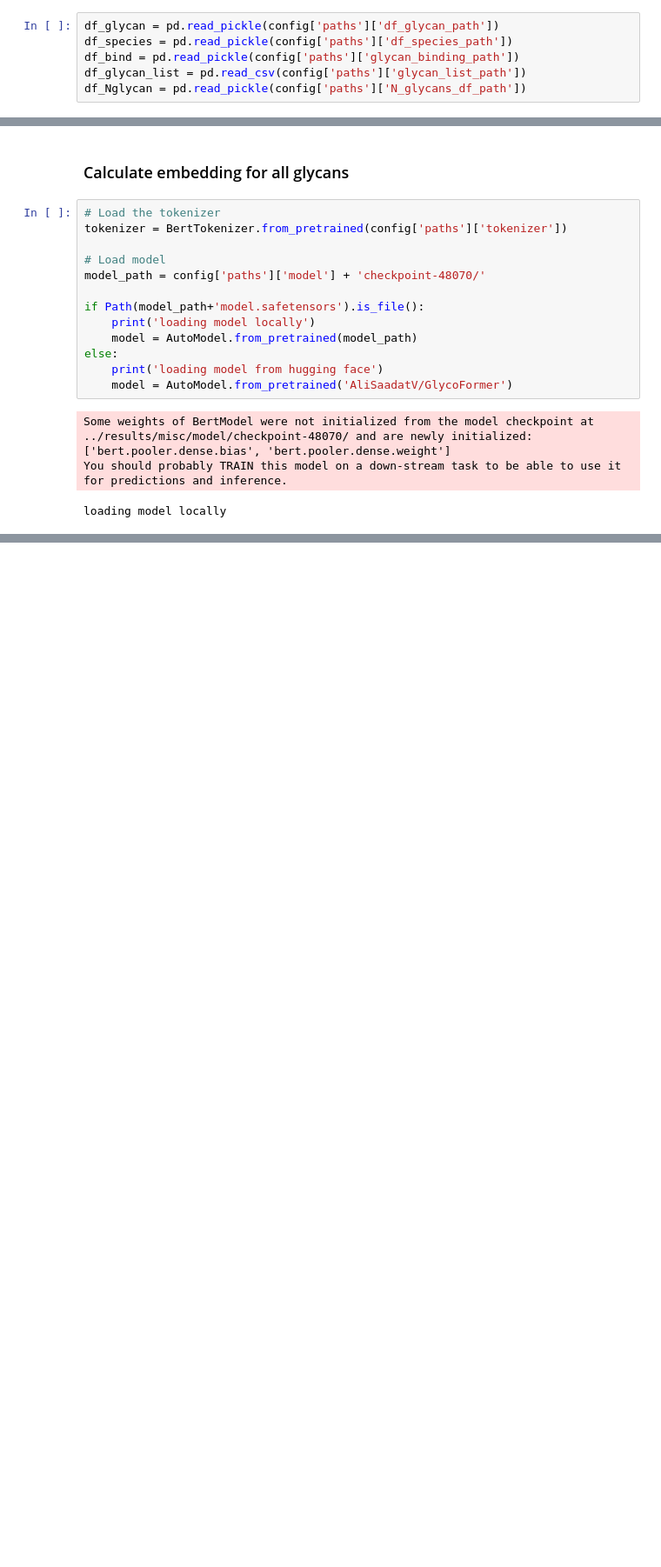
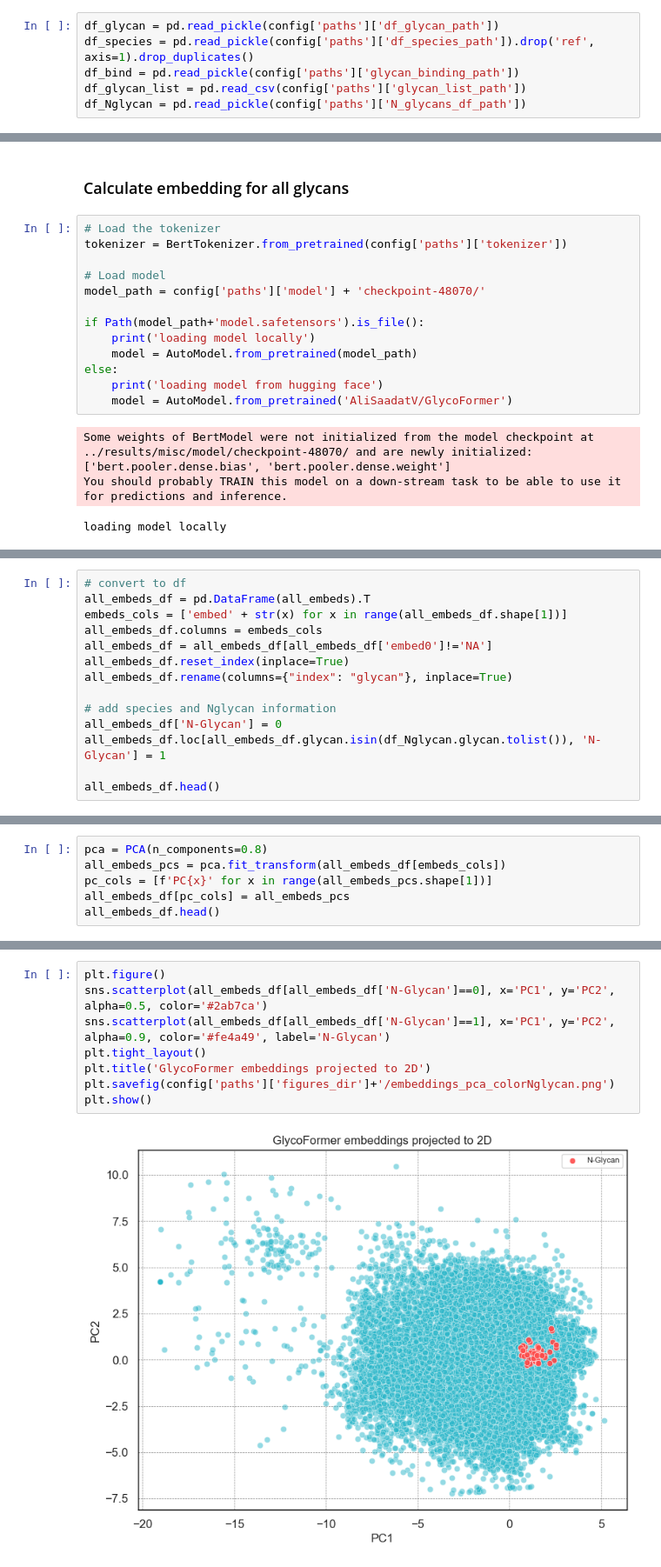
Before and after one commit to AliSaadatV/glycan_analysis, a Jupyter notebook: task2/notebooks/03_embeddings_analysis.ipynb, the cells around one changed output, grey strips where cells are left out. Shown: that part at 87% size. Saved outputs shown, nothing was run; the diff lists cells and outputs as text; blank space fills up the shorter version.

```diff
--- a/task2/notebooks/03_embeddings_analysis.ipynb
+++ b/task2/notebooks/03_embeddings_analysis.ipynb
@@ -47,7 +50,7 @@ plt.rcParams.update(config['plt_params'])
 ### Read files
 # %%
 df_glycan = pd.read_pickle(config['paths']['df_glycan_path'])
-df_species = pd.read_pickle(config['paths']['df_species_path'])
+df_species = pd.read_pickle(config['paths']['df_species_path']).drop('ref', axis=1).drop_duplicates()
 df_bind = pd.read_pickle(config['paths']['glycan_binding_path'])
 df_glycan_list = pd.read_csv(config['paths']['glycan_list_path'])
 df_Nglycan = pd.read_pickle(config['paths']['N_glycans_df_path'])
@@ -101,0 +105,14 @@ else:
+# %%
+# convert to df
+all_embeds_df = pd.DataFrame(all_embeds).T
+embeds_cols = ['embed' + str(x) for x in range(all_embeds_df.shape[1])]
+all_embeds_df.columns = embeds_cols
+all_embeds_df = all_embeds_df[all_embeds_df['embed0']!='NA']
+all_embeds_df.reset_index(inplace=True)
+all_embeds_df.rename(columns={"index": "glycan"}, inplace=True)
+
+# add species and Nglycan information
+all_embeds_df['N-Glycan'] = 0
+all_embeds_df.loc[all_embeds_df.glycan.isin(df_Nglycan.glycan.tolist()), 'N-Glycan'] = 1
+
+all_embeds_df.head()
@@ -101,0 +127,6 @@ else:
+# %%
+pca = PCA(n_components=0.8)
+all_embeds_pcs = pca.fit_transform(all_embeds_df[embeds_cols])
+pc_cols = [f'PC{x}' for x in range(all_embeds_pcs.shape[1])]
+all_embeds_df[pc_cols] = all_embeds_pcs
+all_embeds_df.head()
@@ -101,0 +141,10 @@ else:
+# %%
+plt.figure()
+sns.scatterplot(all_embeds_df[all_embeds_df['N-Glycan']==0], x='PC1', y='PC2', alpha=0.5, color='#2ab7ca')
+sns.scatterplot(all_embeds_df[all_embeds_df['N-Glycan']==1], x='PC1', y='PC2', alpha=0.9, color='#fe4a49', label='N-Glycan')
+plt.tight_layout()
+plt.title('GlycoFormer embeddings projected to 2D')
+plt.savefig(config['paths']['figures_dir']+'/embeddings_pca_colorNglycan.png')
+plt.show()
+# %% [output]
+[figure, added]
```
Also changed, not shown: parts of 15 cells of this notebook, 5 other files.
